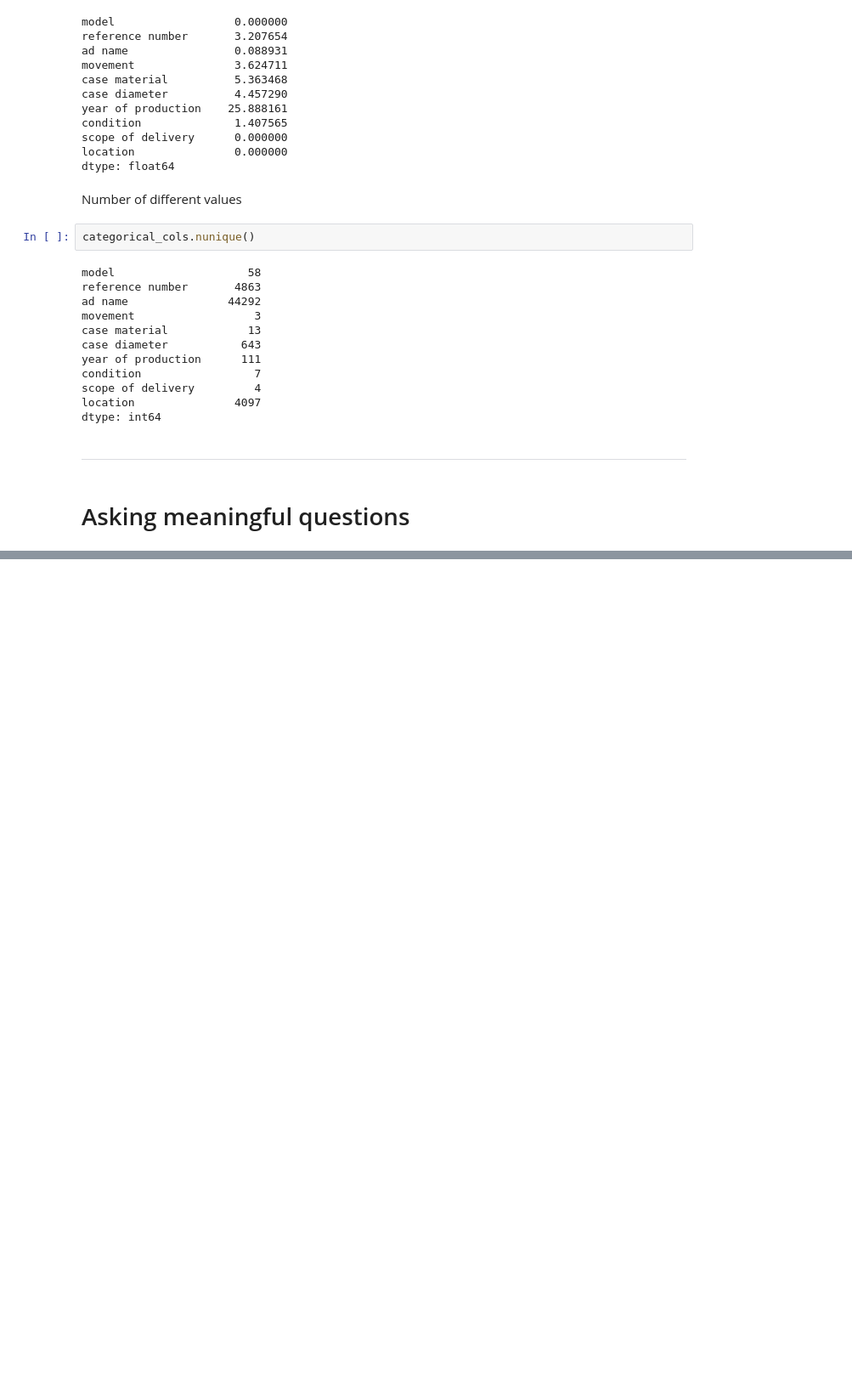
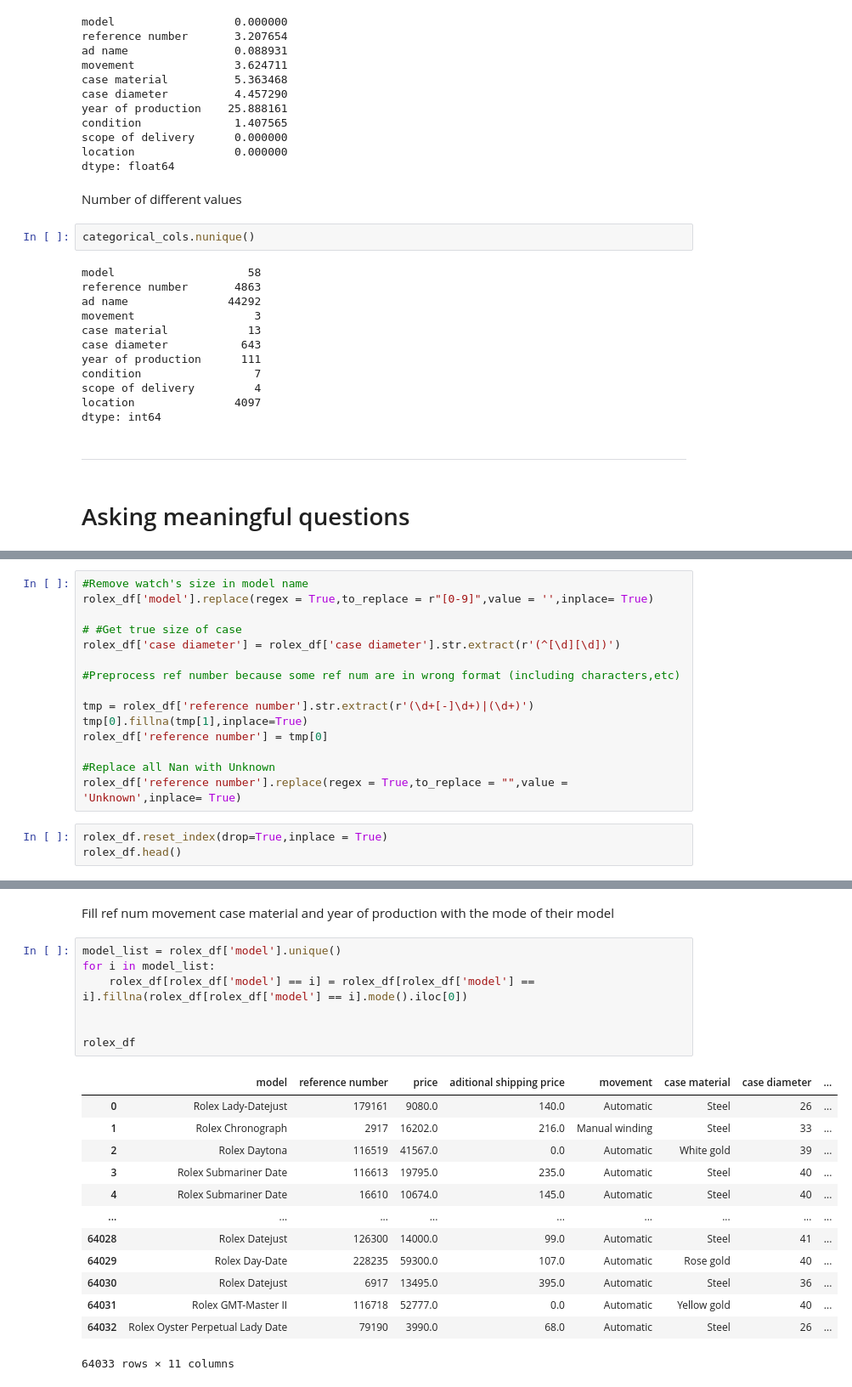
Before and after one commit to baonhat1802/Project-Programming-DS, a Jupyter notebook: Project/test.ipynb, the cells around one changed output, grey strips where cells are left out. Shown: that part at 85% size. Cells and saved outputs as stored; diff of their text form; blank space fills up the shorter version.

Commit message:
Done preprocessing ( fill nan + normalize )

```diff
--- a/Project/test.ipynb
+++ b/Project/test.ipynb
@@ -225,0 +200,18 @@ dtype: float64
+# %%
+#Remove watch's size in model name
+rolex_df['model'].replace(regex = True,to_replace = r"[0-9]",value = '',inplace= True)
+
+# #Get true size of case
+rolex_df['case diameter'] = rolex_df['case diameter'].str.extract(r'(^[\d][\d])')
+
+#Preprocess ref number because some ref num are in wrong format (including characters,etc)
+
+tmp = rolex_df['reference number'].str.extract(r'(\d+[-]\d+)|(\d+)')
+tmp[0].fillna(tmp[1],inplace=True)
+rolex_df['reference number'] = tmp[0]
+
+#Replace all Nan with Unknown
+rolex_df['reference number'].replace(regex = True,to_replace = "",value = 'Unknown',inplace= True)
+# %%
+rolex_df.reset_index(drop=True,inplace = True)
+rolex_df.head()
@@ -225,0 +225,23 @@ dtype: float64
+# %% [markdown]
+Fill ref num movement case material and year of production with the mode of their model
+# %%
+model_list = rolex_df['model'].unique()
+for i in model_list:
+    rolex_df[rolex_df['model'] == i] = rolex_df[rolex_df['model'] == i].fillna(rolex_df[rolex_df['model'] == i].mode().iloc[0])
+
+
+rolex_df
+# %% [output]
+|  | model | reference number | price | aditional shipping price | movement | case material | case diameter | ... |
+| 0 | Rolex Lady-Datejust | 179161 | 9080.0 | 140.0 | Automatic | Steel | 26 | ... |
+| 1 | Rolex Chronograph | 2917 | 16202.0 | 216.0 | Manual winding | Steel | 33 | ... |
+| 2 | Rolex Daytona | 116519 | 41567.0 | 0.0 | Automatic | White gold | 39 | ... |
+| 3 | Rolex Submariner Date | 116613 | 19795.0 | 235.0 | Automatic | Steel | 40 | ... |
+| 4 | Rolex Submariner Date | 16610 | 10674.0 | 145.0 | Automatic | Steel | 40 | ... |
+| ... | ... | ... | ... | ... | ... | ... | ... | ... |
+| 64028 | Rolex Datejust | 126300 | 14000.0 | 99.0 | Automatic | Steel | 41 | ... |
+| 64029 | Rolex Day-Date | 228235 | 59300.0 | 107.0 | Automatic | Rose gold | 40 | ... |
+| 64030 | Rolex Datejust | 6917 | 13495.0 | 395.0 | Automatic | Steel | 36 | ... |
+| 64031 | Rolex GMT-Master II | 116718 | 52777.0 | 0.0 | Automatic | Yellow gold | 40 | ... |
+| 64032 | Rolex Oyster Perpetual Lady Date | 79190 | 3990.0 | 68.0 | Automatic | Steel | 26 | ... |
+64033 rows × 11 columns
```
Also changed, not shown: parts of 4 cells of this notebook.
